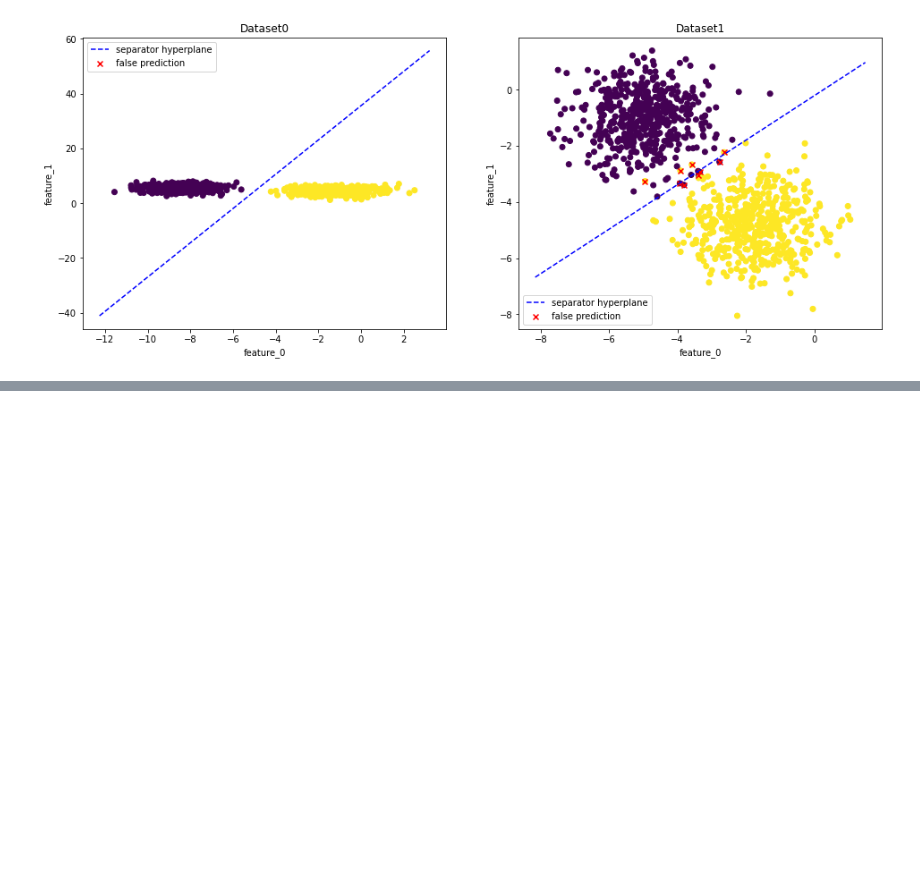
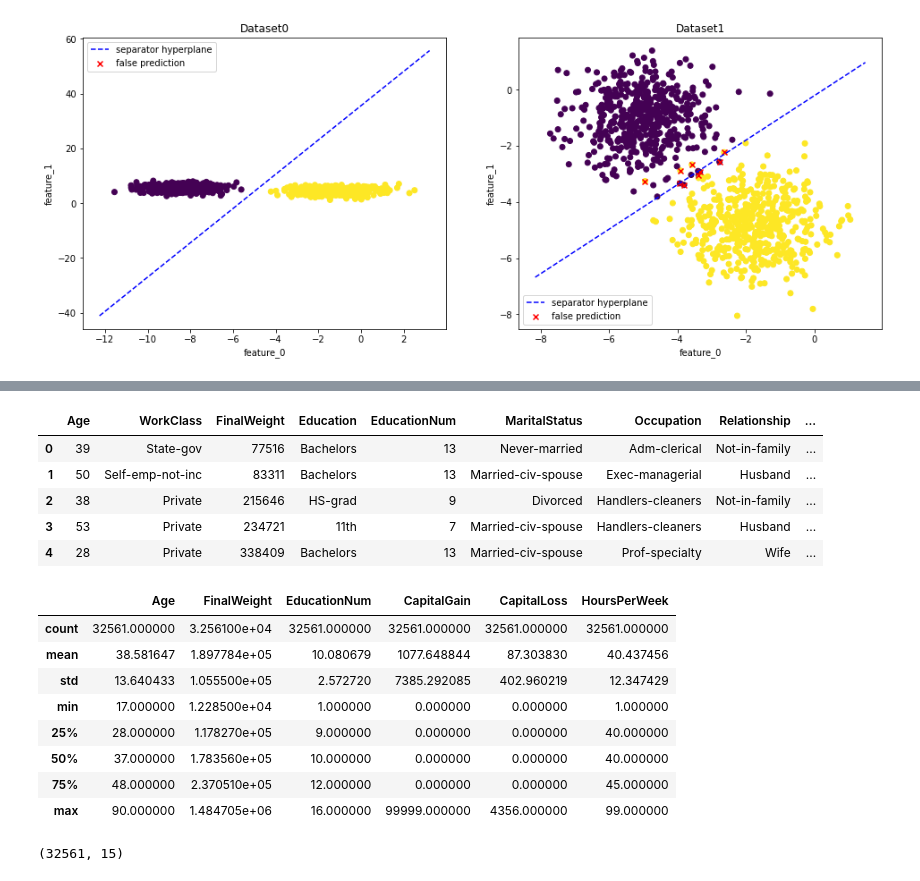
Before and after one commit to LudovicSterlin/sdd-aml-evaluation-interpretml, a Jupyter notebook: InterpretML.ipynb, the cells around one changed output, grey strips where cells are left out. Saved outputs shown, nothing was run; the diff lists cells and outputs as text; code cells hidden in the pictures; blank space fills up the shorter version.

```diff
--- a/InterpretML.ipynb
+++ b/InterpretML.ipynb
@@ -216,10 +259,28 @@ If you want to go further on EBM
 # %%
-# df = pd.read_csv(
-#     "https://archive.ics.uci.edu/ml/machine-learning-databases/adult/adult.data",
-#     header=None)
-# df.columns = [
-#     "Age", "WorkClass", "fnlwgt", "Education", "EducationNum",
-#     "MaritalStatus", "Occupation", "Relationship", "Race", "Gender",
-#     "CapitalGain", "CapitalLoss", "HoursPerWeek", "NativeCountry", "Income"
-# ]
-# df.head()
+# Download the dataset and store it into a pandas DataFrame
+df = pd.read_csv(
+    "https://archive.ics.uci.edu/ml/machine-learning-databases/adult/adult.data",
+    header=None)
+df.columns = [
+    "Age", "WorkClass", "FinalWeight", "Education", "EducationNum",
+    "MaritalStatus", "Occupation", "Relationship", "Race", "Gender",
+    "CapitalGain", "CapitalLoss", "HoursPerWeek", "NativeCountry", "Income"
+]
+display(df.head(), df.describe(), df.shape)
+# %% [output]
+|  | Age | WorkClass | FinalWeight | Education | EducationNum | MaritalStatus | Occupation | Relationship | ... |
+| 0 | 39 | State-gov | 77516 | Bachelors | 13 | Never-married | Adm-clerical | Not-in-family | ... |
+| 1 | 50 | Self-emp-not-inc | 83311 | Bachelors | 13 | Married-civ-spouse | Exec-managerial | Husband | ... |
+| 2 | 38 | Private | 215646 | HS-grad | 9 | Divorced | Handlers-cleaners | Not-in-family | ... |
+| 3 | 53 | Private | 234721 | 11th | 7 | Married-civ-spouse | Handlers-cleaners | Husband | ... |
+| 4 | 28 | Private | 338409 | Bachelors | 13 | Married-civ-spouse | Prof-specialty | Wife | ... |
+|  | Age | FinalWeight | EducationNum | CapitalGain | CapitalLoss | HoursPerWeek |
+| count | 32561.000000 | 3.256100e+04 | 32561.000000 | 32561.000000 | 32561.000000 | 32561.000000 |
+| mean | 38.581647 | 1.897784e+05 | 10.080679 | 1077.648844 | 87.303830 | 40.437456 |
+| std | 13.640433 | 1.055500e+05 | 2.572720 | 7385.292085 | 402.960219 | 12.347429 |
+| min | 17.000000 | 1.228500e+04 | 1.000000 | 0.000000 | 0.000000 | 1.000000 |
+| 25% | 28.000000 | 1.178270e+05 | 9.000000 | 0.000000 | 0.000000 | 40.000000 |
+| 50% | 37.000000 | 1.783560e+05 | 10.000000 | 0.000000 | 0.000000 | 40.000000 |
+| 75% | 48.000000 | 2.370510e+05 | 12.000000 | 0.000000 | 0.000000 | 45.000000 |
+| max | 90.000000 | 1.484705e+06 | 16.000000 | 99999.000000 | 4356.000000 | 99.000000 |
+(32561, 15)
```
Also changed, not shown: parts of 44 cells of this notebook, 6 other files.
